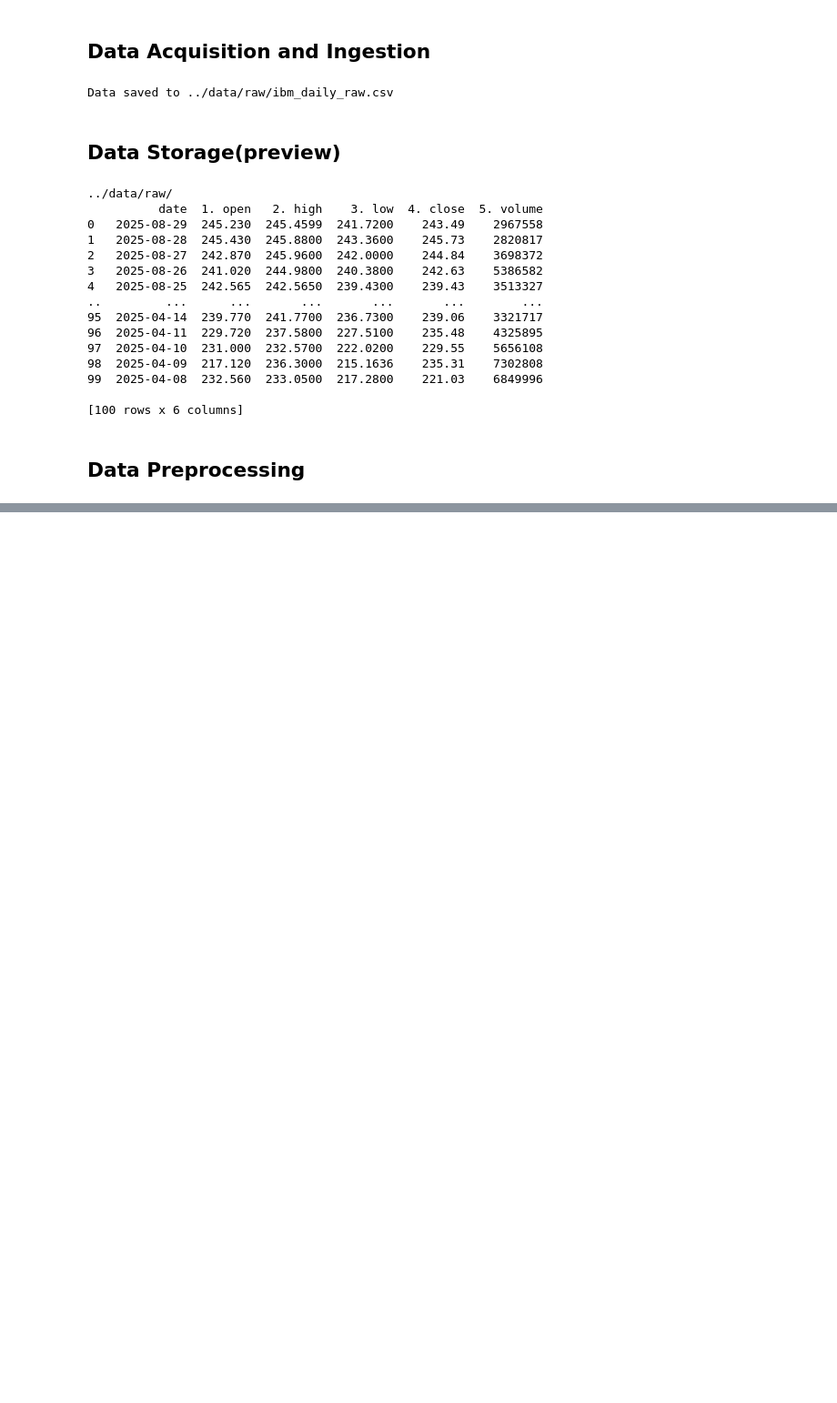
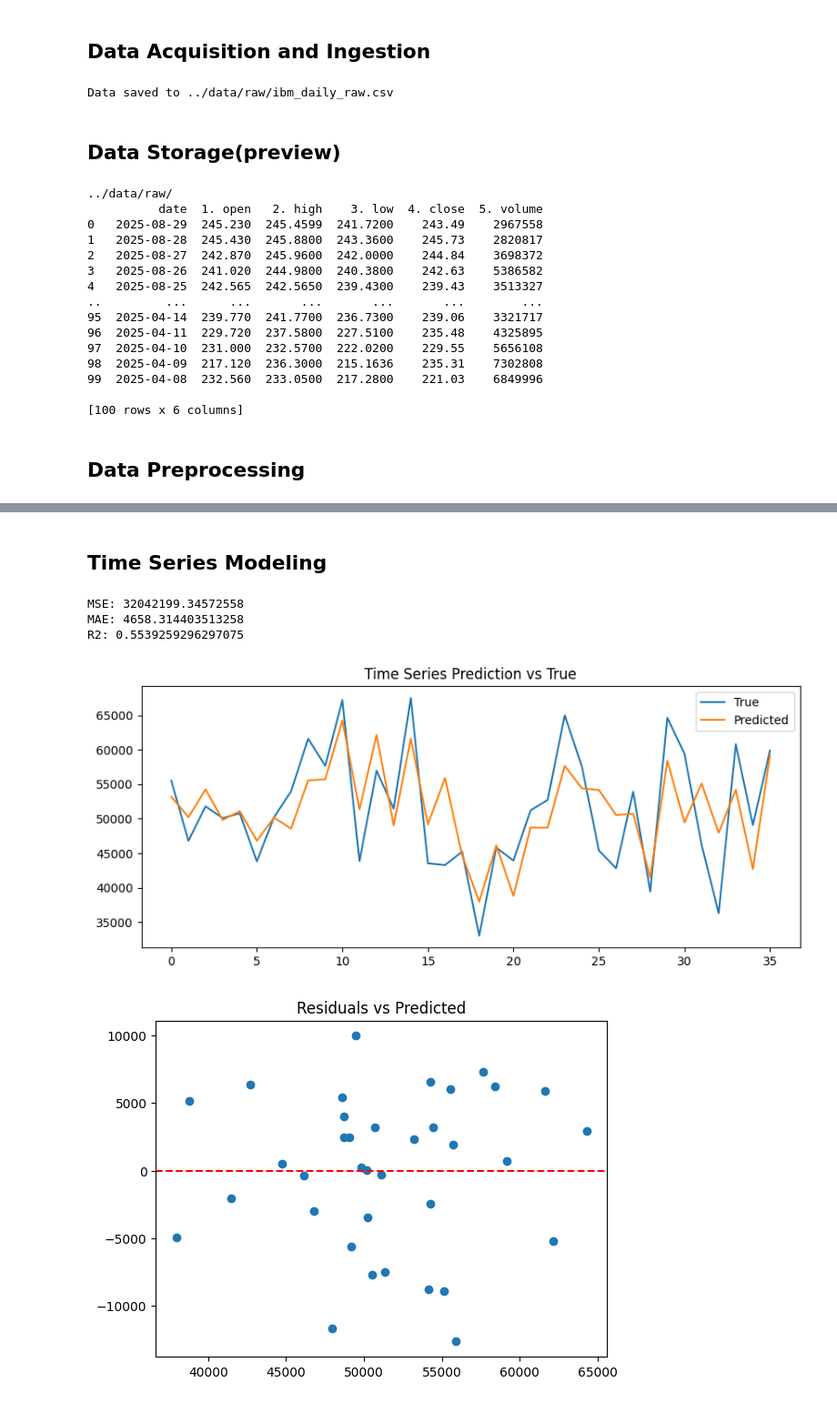
Before and after one commit to Nora6625/bootcamp_kaimeng_guo, a Jupyter notebook: project/notebooks/python_fundamentals_summary.ipynb, the cells around one changed output, grey strips where cells are left out. Shown at 91% size. Saved outputs shown, nothing was run; the diff lists cells and outputs as text; code cells hidden in the pictures; blank space fills up the shorter version.

```diff
--- a/project/notebooks/python_fundamentals_summary.ipynb
+++ b/project/notebooks/python_fundamentals_summary.ipynb
@@ -152,0 +404,60 @@ df.to_csv("../data/processed/ibm_daily_clean.csv", index=False)
+# %% [markdown]
+## Time Series Modeling
+# %%
+import pandas as pd
+import numpy as np
+import matplotlib.pyplot as plt
+from sklearn.pipeline import Pipeline
+from sklearn.linear_model import LinearRegression
+from sklearn.preprocessing import StandardScaler
+from sklearn.metrics import mean_squared_error, mean_absolute_error, r2_score
+
+# Load dataset
+df = pd.read_csv("../data/processed/feature_engineered.csv", parse_dates=["join_date"])
+df = df.sort_values("join_date")
+
+# Feature engineering: create lag and rolling features
+df["salary_lag1"] = df["salary"].shift(1)
+df["salary_lag3"] = df["salary"].shift(3)
+df["salary_roll3"] = df["salary"].rolling(window=3).mean()
+df.dropna(inplace=True)
+
+# Define features & target
+X = df[["salary_lag1", "salary_lag3", "salary_roll3", "age", "tenure"]]
+y = df["salary"]
+
+train_size = int(len(df) * 0.8)
+X_train, X_test = X.iloc[:train_size], X.iloc[train_size:]
+y_train, y_test = y.iloc[:train_size], y.iloc[train_size:]
+pipeline = Pipeline([ ("scaler", StandardScaler()), ("model", LinearRegression())])
+
+pipeline.fit(X_train, y_train)
+y_pred = pipeline.predict(X_test)
+
+# Evaluate
+mse = mean_squared_error(y_test, y_pred)
+mae = mean_absolute_error(y_test, y_pred)
+r2 = r2_score(y_test, y_pred)
+
+print("MSE:", mse)
+print("MAE:", mae)
+print("R2:", r2)
+
+# plots
+plt.figure(figsize=(10,4))
+plt.plot(y_test.values, label="True")
+plt.plot(y_pred, label="Predicted")
+plt.title("Time Series Prediction vs True")
+plt.legend()
+plt.show()
+
+plt.scatter(y_pred, y_test - y_pred)
+plt.axhline(0, color="red", linestyle="--")
+plt.title("Residuals vs Predicted")
+plt.show()
+# %% [output]
+MSE: 32042199.34572558
+MAE: 4658.314403513258
+R2: 0.5539259296297075
+[figure, added]
+[figure, added]
```
Also changed, not shown: parts of 11 cells of this notebook, 2 other files.
